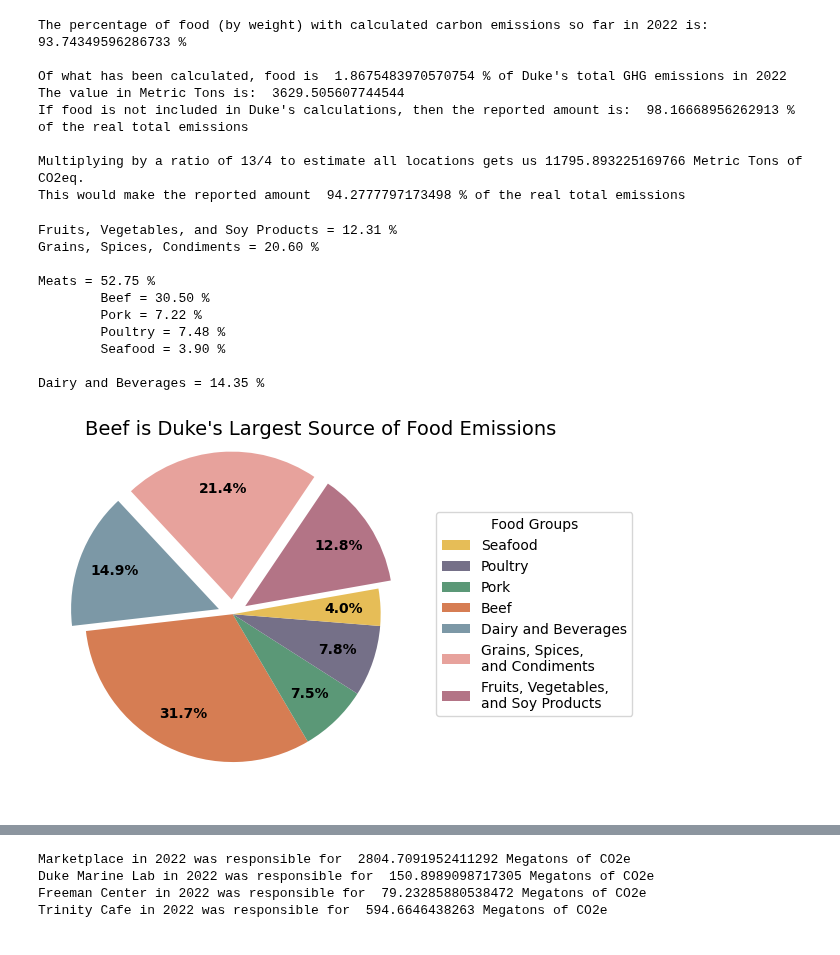
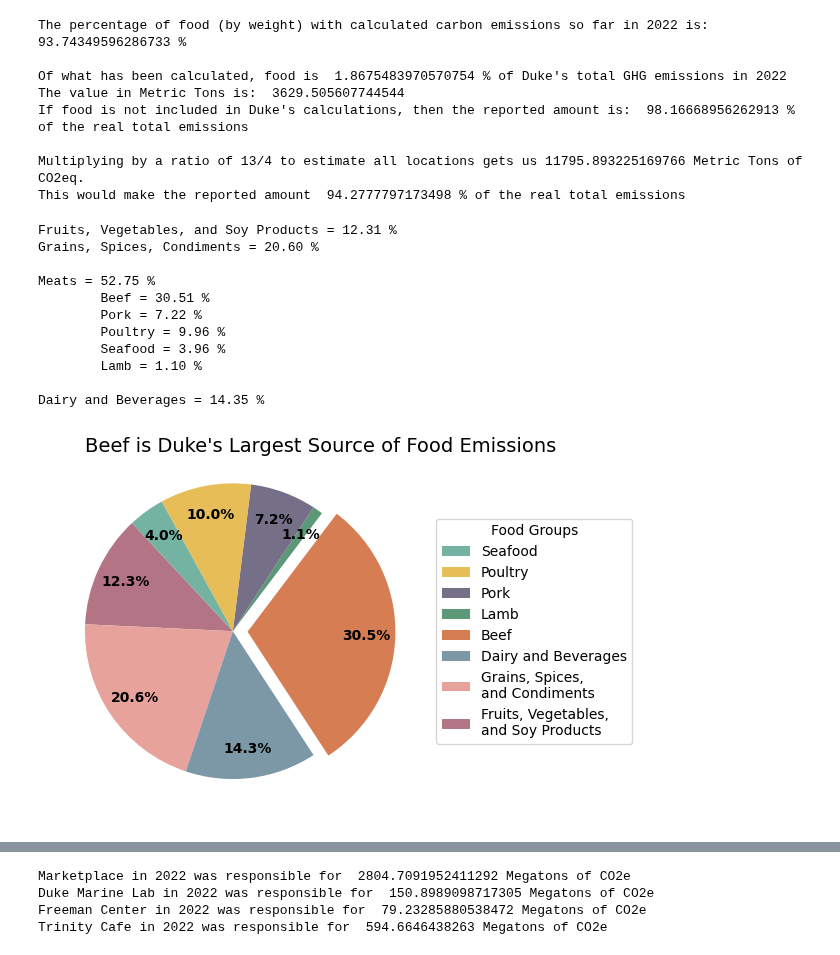
Before and after one commit to ethansong206/Climate-Plus-Project, a Jupyter notebook: DataCleaning.ipynb, the cells around one changed output, grey strips where cells are left out. Drawn from its saved outputs; the diff is of its cells as text; code cells hidden in the pictures.

```diff
--- a/DataCleaning.ipynb
+++ b/DataCleaning.ipynb
@@ -768,10 +763,19 @@ pc_fvs22 = DDFY22[DDFY22['Food Group'] == 'FRUITS, VEGETABLES, AND SOY PRODUCTS'
 pc_gsc22 = DDFY22[DDFY22['Food Group'] == 'GRAINS, SPICES, AND CONDIMENTS']['CO2e(kg)'].sum() / total_food_emissions_2022 * 100
 
 pc_meat22 = DDFY22[DDFY22['Food Group'] == 'MEATS']['CO2e(kg)'].sum() / total_food_emissions_2022 * 100
-pc_beef22 = DDFY22[DDFY22['Vendor Item Grouped'] == 'BEEF']['CO2e(kg)'].sum() / total_food_emissions_2022 * 100
-pc_pork22 = DDFY22[(DDFY22['Vendor Item Grouped'] == 'PORK') | (DDFY22['Vendor Item Grouped'] == 'SAUSAGE')]['CO2e(kg)'].sum() / total_food_emissions_2022 * 100
-pc_poultry22 = DDFY22[DDFY22['Vendor Item Grouped'] == 'POULTRY']['CO2e(kg)'].sum() / total_food_emissions_2022 * 100
-pc_seafood22 = DDFY22[DDFY22['Vendor Item Grouped'] == 'SEAFOOD']['CO2e(kg)'].sum() / total_food_emissions_2022 * 100
+pc_beef22 = DDFY22[(DDFY22['Vendor Item Grouped'] == 'BEEF') | \
+                   (DDFY22['Vendor Item Grouped'] == 'BEEF BASE')]['CO2e(kg)'].sum() / total_food_emissions_2022 * 100
+pc_pork22 = DDFY22[(DDFY22['Vendor Item Grouped'] == 'PORK') | \
+                   (DDFY22['Vendor Item Grouped'] == 'SAUSAGE')]['CO2e(kg)'].sum() / total_food_emissions_2022 * 100
+pc_poultry22 = DDFY22[(DDFY22['Vendor Item Grouped'] == 'POULTRY') | \
+                      (DDFY22['Vendor Item Grouped'] == 'EGG') | \
+                      (DDFY22['Vendor Item Grouped'] == 'CHICKEN SOUP') | \
+                      (DDFY22['Vendor Item Grouped'] == 'CHICKEN BASE')]['CO2e(kg)'].sum() / total_food_emissions_2022 * 100
+pc_seafood22 = DDFY22[(DDFY22['Vendor Item Grouped'] == 'SEAFOOD') | \
+                      (DDFY22['Vendor Item Grouped'] == 'SEAFOOD SOUP') | \
+                      (DDFY22['Vendor Item Grouped'] == 'SEAFOOD BASE')]['CO2e(kg)'].sum() / total_food_emissions_2022 * 100
+pc_lamb22 = DDFY22[(DDFY22['Vendor Item Grouped'] == 'LAMB') | \
+                   (DDFY22['Vendor Item Grouped'] == 'GYRO MEAT')]['CO2e(kg)'].sum() / total_food_emissions_2022 * 100
 
 pc_db22 = DDFY22[DDFY22['Food Group'] == 'DAIRY AND BEVERAGES']['CO2e(kg)'].sum() / total_food_emissions_2022 * 100
 
@@ -784,6 +788,7 @@ print("\tBeef =", str.format('{0:.2f}', pc_beef22), "%")
 print("\tPork =", str.format('{0:.2f}', pc_pork22), "%")
 print("\tPoultry =", str.format('{0:.2f}', pc_poultry22), "%")
 print("\tSeafood =", str.format('{0:.2f}', pc_seafood22), "%")
+print("\tLamb =", str.format('{0:.2f}', pc_lamb22), "%")
 print('')
 
 print("Dairy and Beverages =", str.format('{0:.2f}', pc_db22), "%")
@@ -792,34 +797,35 @@ Fruits, Vegetables, and Soy Products = 12.31 %
 Grains, Spices, Condiments = 20.60 %
 
 Meats = 52.75 %
-        Beef = 30.50 %
+        Beef = 30.51 %
         Pork = 7.22 %
-        Poultry = 7.48 %
-        Seafood = 3.90 %
+        Poultry = 9.96 %
+        Seafood = 3.96 %
+        Lamb = 1.10 %
 
 Dairy and Beverages = 14.35 %
 # %%
 #@title Food Emissions Breakdown (Meat Groups)
-pcts = [pc_fvs22, pc_gsc22, pc_db22, pc_beef22, pc_pork22, pc_poultry22, pc_seafood22]
-labels = ['Fruits, Vegetables, \nand Soy Products', 'Grains, Spices, \nand Condiments', 'Dairy and Beverages', 'Beef', 'Pork', 'Poultry', 'Seafood']
+pcts = [pc_fvs22, pc_gsc22, pc_db22, pc_beef22, pc_lamb22, pc_pork22, pc_poultry22, pc_seafood22]
+labels = ['Fruits, Vegetables, \nand Soy Products', 'Grains, Spices, \nand Condiments', 'Dairy and Beverages', 'Beef', 'Lamb', 'Pork', 'Poultry', 'Seafood']
 
 plt.pie(pcts,
-        explode=[0.1, 0.1, 0.1, 0, 0, 0, 0],
-        pctdistance = .75,
+        explode=[0, 0, 0, 0.1, 0, 0, 0, 0],
+        pctdistance = .8,
         labeldistance = 1.3,
         autopct=lambda x: f'{x:.1f}%',
         textprops={"size": 10, "weight": 'bold'},
         radius = 1,
-        colors = ["#b37486", "#e7a29c", "#7c98a6", "#d67d53", "#5b9877", "#757088", "#e6bd57"],
-        startangle = 10
+        colors = ["#b37486", "#e7a29c", "#7c98a6", "#d67d53", "#5b9877", "#757088", "#e6bd57", '#74b3a1'],
+        startangle = 133
         )
 plt.suptitle('Beef is Duke\'s Largest Source of Food Emissions',
              x = .65, y = .9, fontsize = 14, ha = 'center')
 plt.legend(labels, loc="center right", bbox_to_anchor=(1.6, 0.5), title="Food Groups", reverse = True)
 
 plt.show()
 # %% [output]
-[figure, old version]
+[figure, new version]
 # %%
 #@title Food Emissions Breakdown (Meat)
 pcts = [pc_fvs22, pc_gsc22, pc_db22, pc_meat22]
```
Also changed, not shown: parts of 10 cells of this notebook.
